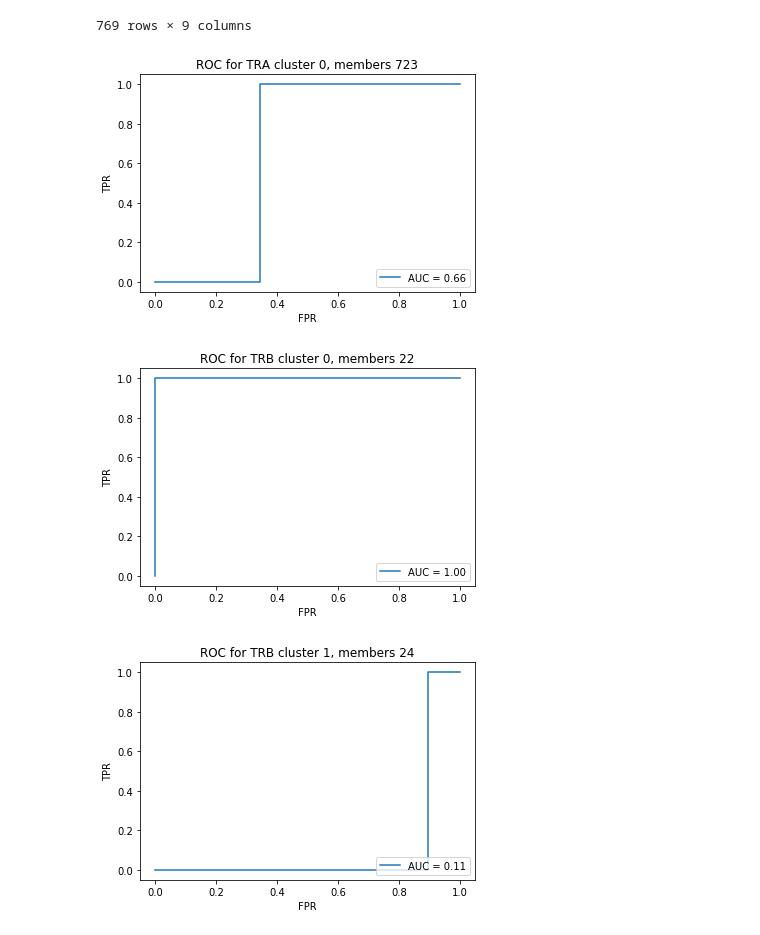
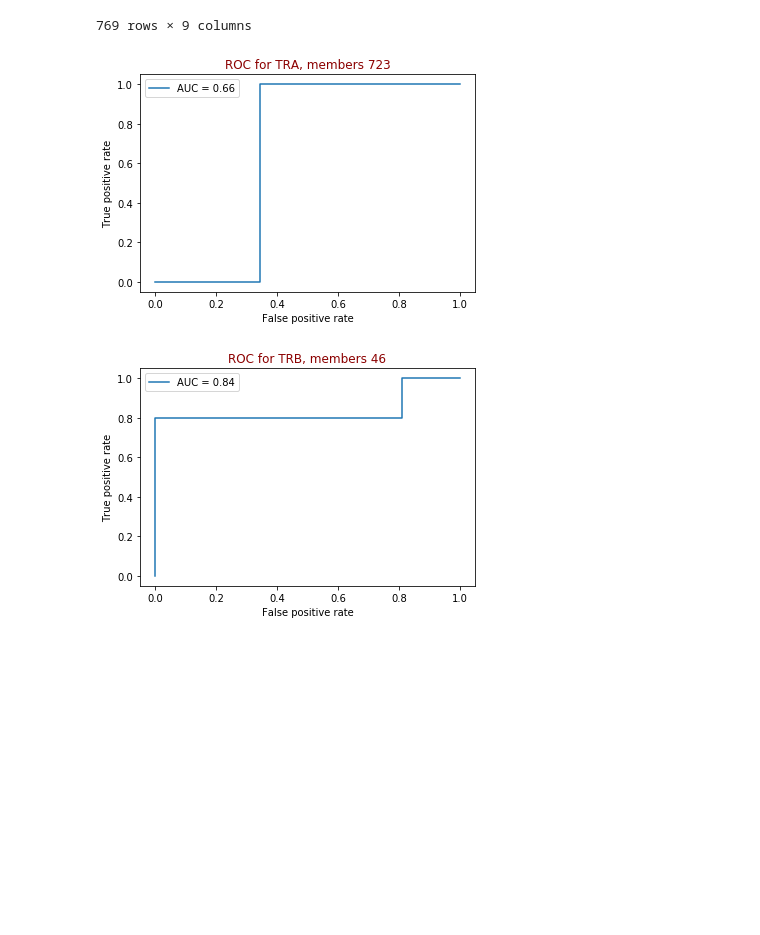
Before and after one commit to antigenomics/vdjdb-classifier-benchmark, a Jupyter notebook: gliph/gliph.ipynb, the cells around one changed output. Saved outputs shown, nothing was run; the diff lists cells and outputs as text; code cells hidden in the pictures; blank space fills up the shorter version.

Commit message:
ROC for chains, not clusters

```diff
--- a/gliph/gliph.ipynb
+++ b/gliph/gliph.ipynb
@@ -119,16 +119,16 @@ clustered_data
 769 rows × 9 columns
 # %%
 # plotting a ROC with AUC per cluster
-for (gene, cluster), data in clustered_data.groupby(['gene', 'cluster']):
+for gene, data in clustered_data.groupby(['gene']):
     auc = roc_auc_score(data.target, data.epitope_weight)
     fpr, tpr, _ = roc_curve(data.target, data.epitope_weight)
     plt.plot(fpr, tpr, label=f'AUC = {auc:.2f}')
-    plt.xlabel('FPR')
-    plt.ylabel('TPR')
-    plt.legend(loc='lower right')
-    plt.title(f'ROC for {gene} cluster {cluster}, members {len(data)}')
+    plt.xlabel('False positive rate')
+    plt.ylabel('True positive rate')
+    plt.legend(loc='upper left')
+    title = plt.title(f'ROC for {gene}, members {len(data)}')
+    plt.setp(title, color='darkred')
     plt.show()
 # %% [output]
-[figure, old version]
+[figure, new version]
-[figure, old version]
+[figure, new version]
-[figure, removed]
```
Also changed, not shown: parts of 1 cell of this notebook.
